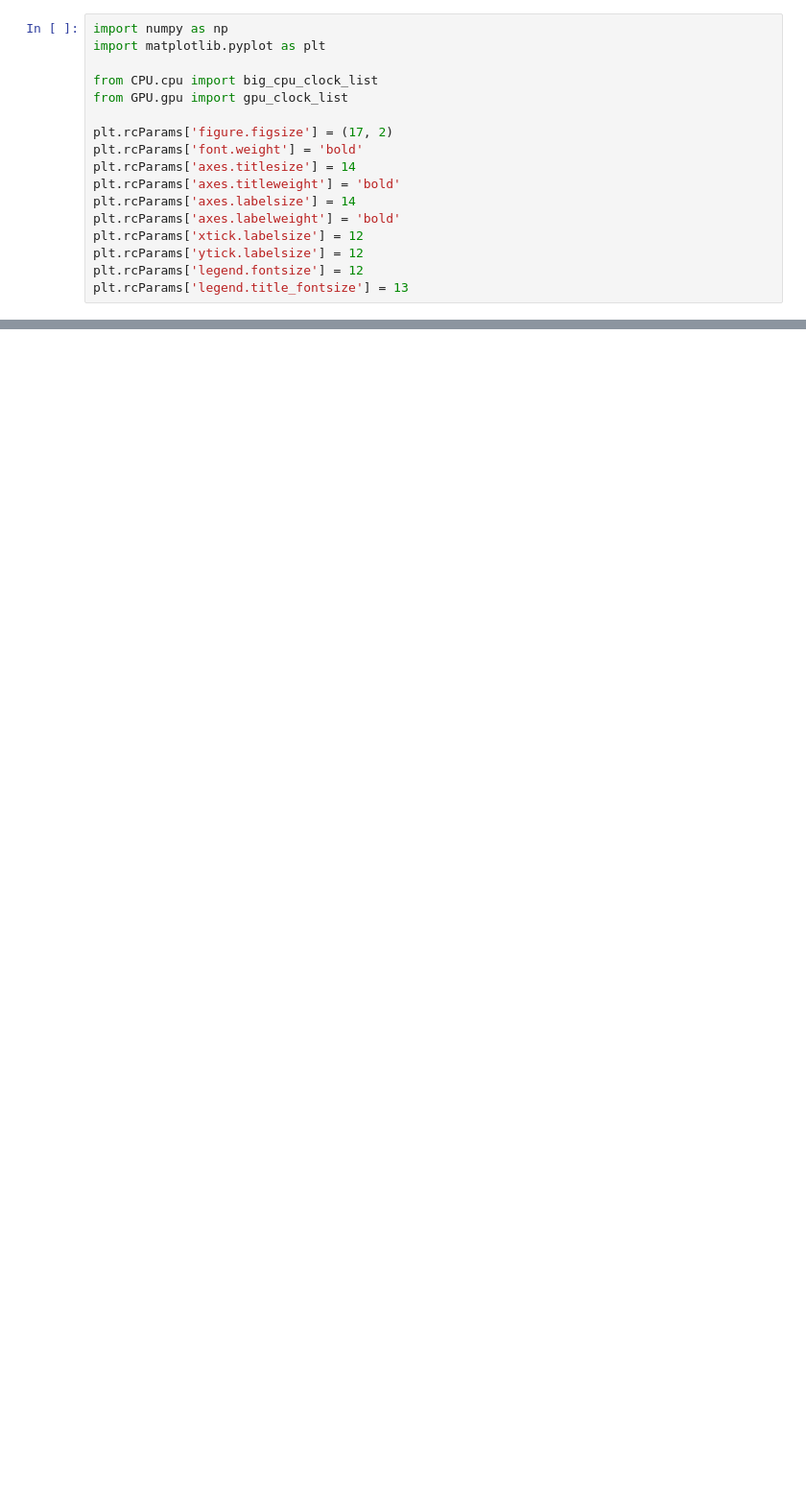
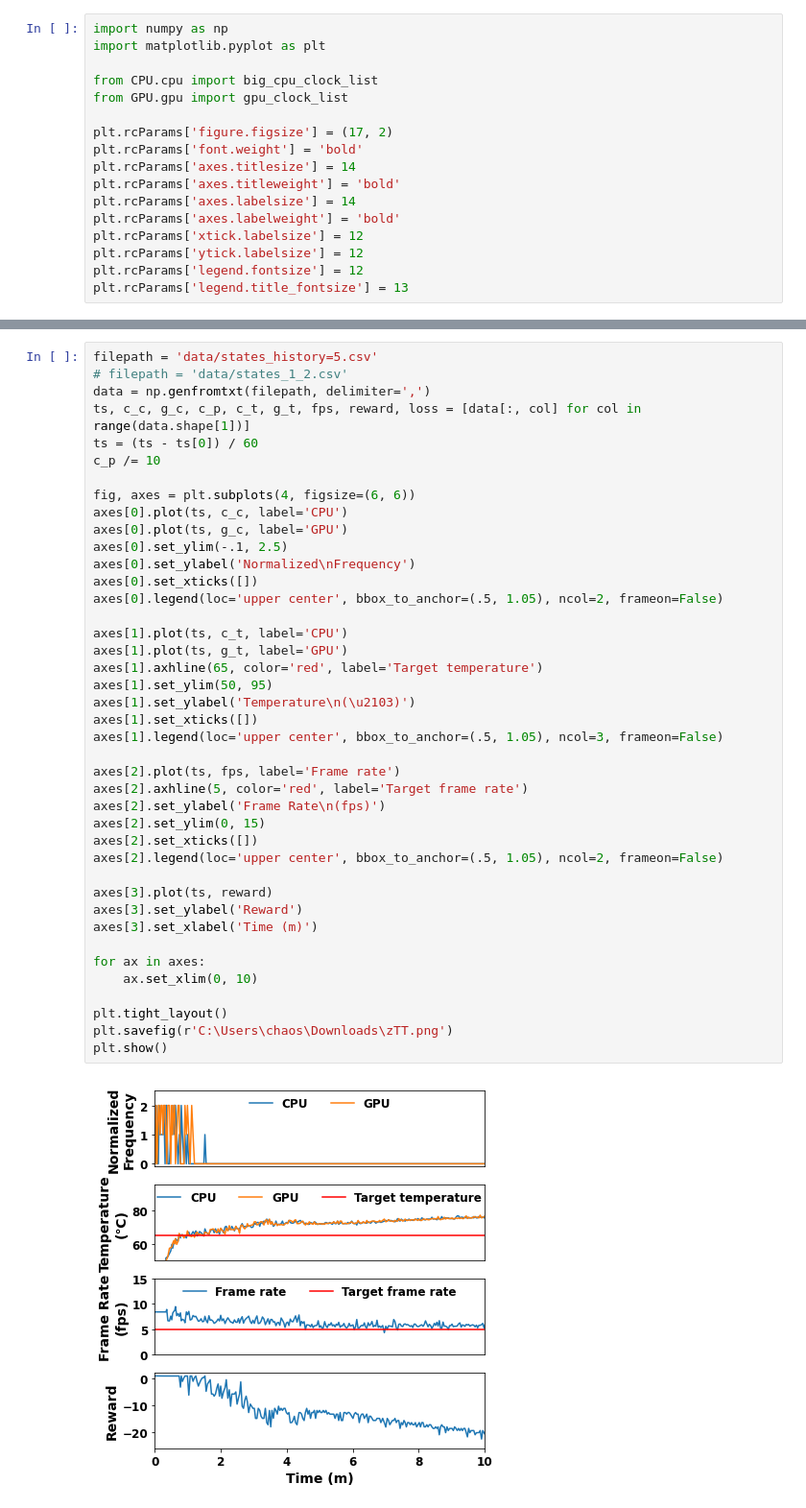
Before and after one commit to chphch/zTT, a Jupyter notebook: Pixel_4/visualization.ipynb, the cells around one changed output, grey strips where cells are left out. Shown at 96% size. Cells and saved outputs as stored; diff of their text form; blank space fills up the shorter version.

```diff
--- a/Pixel_4/visualization.ipynb
+++ b/Pixel_4/visualization.ipynb
@@ -55 +55,44 @@ plt.show()
+# %%
+filepath = 'data/states_history=5.csv'
+# filepath = 'data/states_1_2.csv'
+data = np.genfromtxt(filepath, delimiter=',')
+ts, c_c, g_c, c_p, c_t, g_t, fps, reward, loss = [data[:, col] for col in range(data.shape[1])]
+ts = (ts - ts[0]) / 60
+c_p /= 10
+
+fig, axes = plt.subplots(4, figsize=(6, 6))
+axes[0].plot(ts, c_c, label='CPU')
+axes[0].plot(ts, g_c, label='GPU')
+axes[0].set_ylim(-.1, 2.5)
+axes[0].set_ylabel('Normalized\nFrequency')
+axes[0].set_xticks([])
+axes[0].legend(loc='upper center', bbox_to_anchor=(.5, 1.05), ncol=2, frameon=False)
+
+axes[1].plot(ts, c_t, label='CPU')
+axes[1].plot(ts, g_t, label='GPU')
+axes[1].axhline(65, color='red', label='Target temperature')
+axes[1].set_ylim(50, 95)
+axes[1].set_ylabel('Temperature\n(\u2103)')
+axes[1].set_xticks([])
+axes[1].legend(loc='upper center', bbox_to_anchor=(.5, 1.05), ncol=3, frameon=False)
+
+axes[2].plot(ts, fps, label='Frame rate')
+axes[2].axhline(5, color='red', label='Target frame rate')
+axes[2].set_ylabel('Frame Rate\n(fps)')
+axes[2].set_ylim(0, 15)
+axes[2].set_xticks([])
+axes[2].legend(loc='upper center', bbox_to_anchor=(.5, 1.05), ncol=2, frameon=False)
+
+axes[3].plot(ts, reward)
+axes[3].set_ylabel('Reward')
+axes[3].set_xlabel('Time (m)')
+
+for ax in axes:
+    ax.set_xlim(0, 10)
+
+plt.tight_layout()
+plt.savefig(r'C:\Users\chaos\Downloads\zTT.png')
+plt.show()
+# %% [output]
+[figure, added]
 # %%
```
Also changed, not shown: parts of 2 cells of this notebook.
